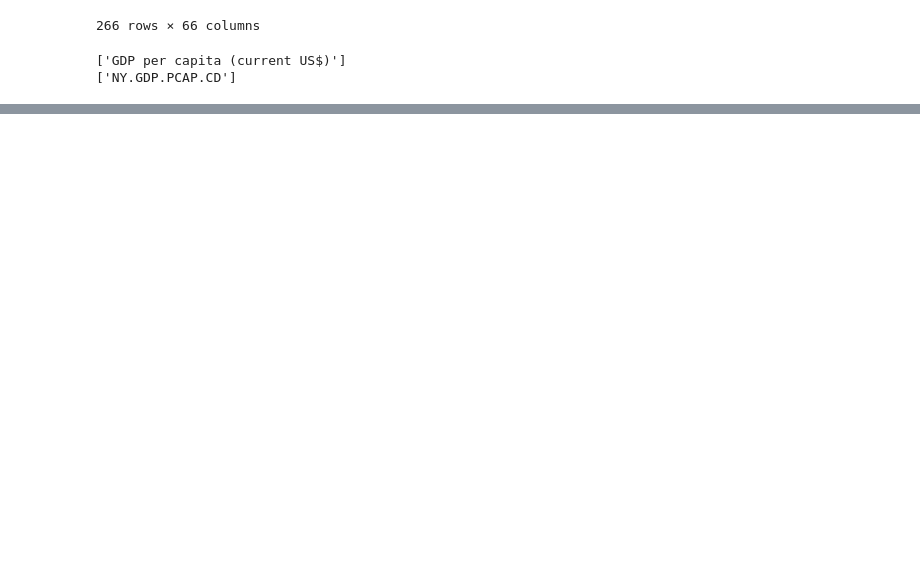
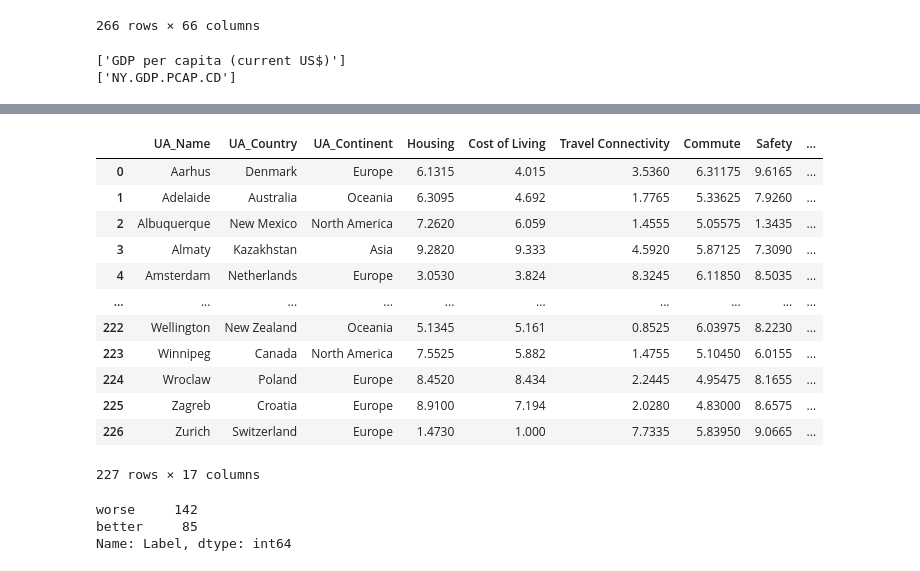
Before and after one commit to panierka/city_quality_of_life_classifier, a Jupyter notebook: gpd_ratings.ipynb, the cells around one changed output, grey strips where cells are left out. Cells and saved outputs as stored; diff of their text form; code cells hidden in the pictures; blank space fills up the shorter version.

```diff
--- a/gpd_ratings.ipynb
+++ b/gpd_ratings.ipynb
@@ -98,0 +120,30 @@ ratings_with_gdp.to_csv('Data/ratingsWithGDP.csv')
+# %%
+split_point = ratings_with_gdp.GDP.quantile()
+
+def classify_based_on_gdp(x: float):
+    if split_point <= x:
+        return 'better'
+    return 'worse'
+
+ratings_with_gdp['Label'] = ratings_with_gdp['GDP'].map(classify_based_on_gdp)
+ratings_with_gdp
+# %% [output]
+|  | UA_Name | UA_Country | UA_Continent | Housing | Cost of Living | Travel Connectivity | Commute | Safety | ... |
+| 0 | Aarhus | Denmark | Europe | 6.1315 | 4.015 | 3.5360 | 6.31175 | 9.6165 | ... |
+| 1 | Adelaide | Australia | Oceania | 6.3095 | 4.692 | 1.7765 | 5.33625 | 7.9260 | ... |
+| 2 | Albuquerque | New Mexico | North America | 7.2620 | 6.059 | 1.4555 | 5.05575 | 1.3435 | ... |
+| 3 | Almaty | Kazakhstan | Asia | 9.2820 | 9.333 | 4.5920 | 5.87125 | 7.3090 | ... |
+| 4 | Amsterdam | Netherlands | Europe | 3.0530 | 3.824 | 8.3245 | 6.11850 | 8.5035 | ... |
+| ... | ... | ... | ... | ... | ... | ... | ... | ... | ... |
+| 222 | Wellington | New Zealand | Oceania | 5.1345 | 5.161 | 0.8525 | 6.03975 | 8.2230 | ... |
+| 223 | Winnipeg | Canada | North America | 7.5525 | 5.882 | 1.4755 | 5.10450 | 6.0155 | ... |
+| 224 | Wroclaw | Poland | Europe | 8.4520 | 8.434 | 2.2445 | 4.95475 | 8.1655 | ... |
+| 225 | Zagreb | Croatia | Europe | 8.9100 | 7.194 | 2.0280 | 4.83000 | 8.6575 | ... |
+| 226 | Zurich | Switzerland | Europe | 1.4730 | 1.000 | 7.7335 | 5.83950 | 9.0665 | ... |
+227 rows × 17 columns
+# %%
+ratings_with_gdp['Label'].value_counts()
+# %% [output]
+worse     142
+better     85
+Name: Label, dtype: int64
```
Also changed, not shown: parts of 12 cells of this notebook, 9 other files.
